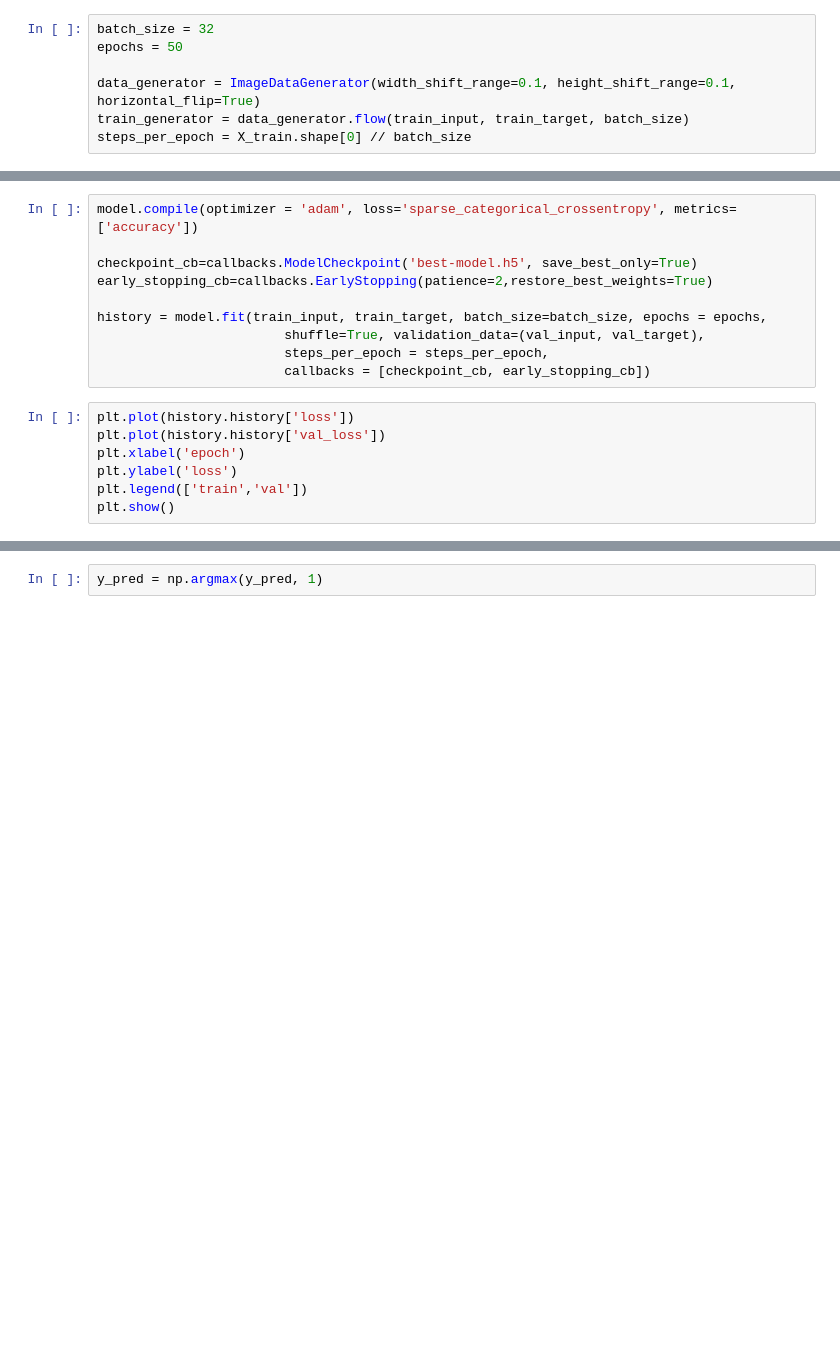
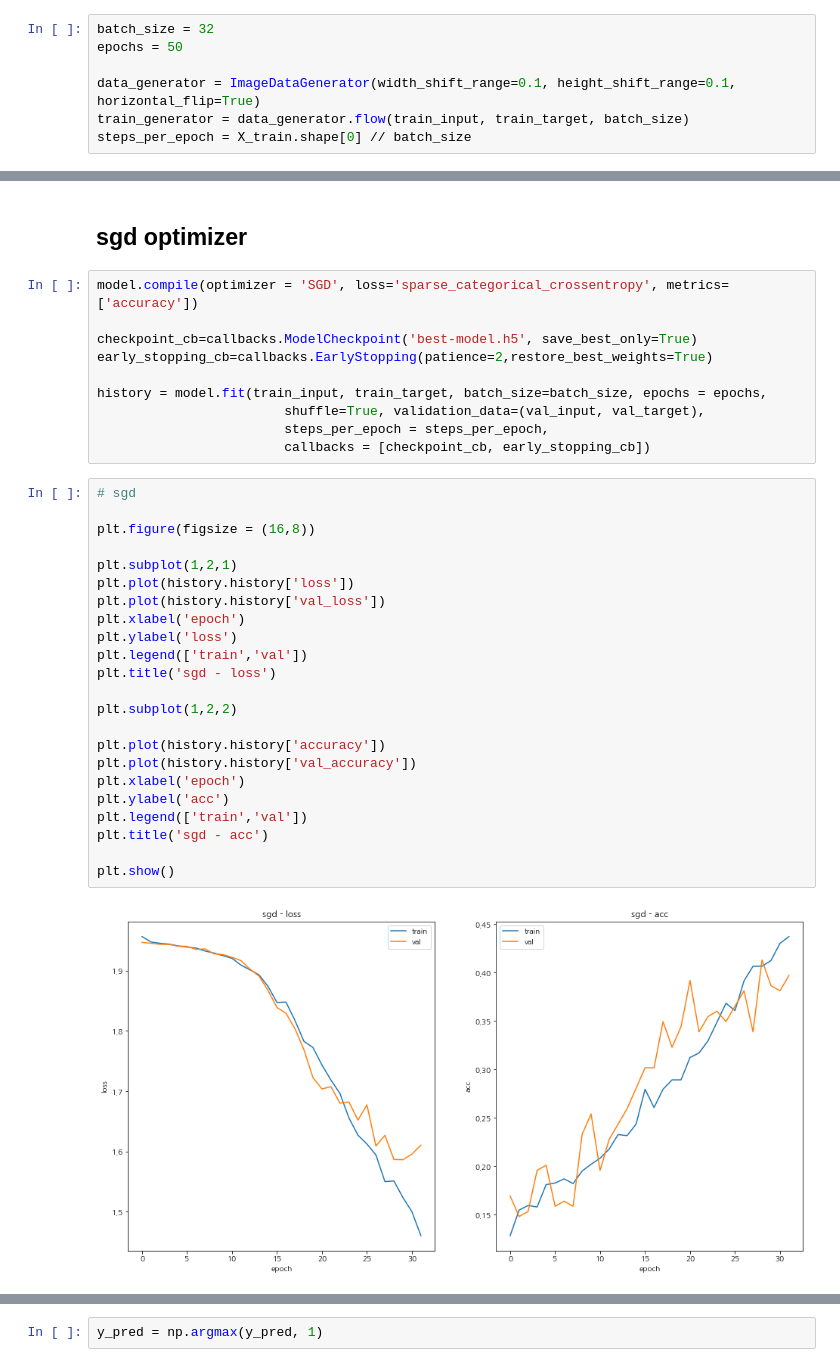
Before and after one commit to hr1588/Lab_study, a Jupyter notebook: dh_ml_final.ipynb, the cells around one changed output, grey strips where cells are left out. Saved outputs shown, nothing was run; the diff lists cells and outputs as text; blank space fills up the shorter version.

```diff
--- a/dh_ml_final.ipynb
+++ b/dh_ml_final.ipynb
@@ -94,5 +195,7 @@ steps_per_epoch = X_train.shape[0] // batch_size
+# %% [markdown]
+## sgd optimizer
 # %%
-model.compile(optimizer = 'adam', loss='sparse_categorical_crossentropy', metrics=['accuracy'])
+model.compile(optimizer = 'SGD', loss='sparse_categorical_crossentropy', metrics=['accuracy'])
 
 checkpoint_cb=callbacks.ModelCheckpoint('best-model.h5', save_best_only=True)
 early_stopping_cb=callbacks.EarlyStopping(patience=2,restore_best_weights=True)
@@ -102,10 +205,28 @@ history = model.fit(train_input, train_target, batch_size=batch_size, epochs = e
                         steps_per_epoch = steps_per_epoch,
                         callbacks = [checkpoint_cb, early_stopping_cb])
 # %%
+# sgd
+
+plt.figure(figsize = (16,8))
+
+plt.subplot(1,2,1)
 plt.plot(history.history['loss'])
 plt.plot(history.history['val_loss'])
 plt.xlabel('epoch')
 plt.ylabel('loss')
 plt.legend(['train','val'])
+plt.title('sgd - loss')
+
+plt.subplot(1,2,2)
+
+plt.plot(history.history['accuracy'])
+plt.plot(history.history['val_accuracy'])
+plt.xlabel('epoch')
+plt.ylabel('acc')
+plt.legend(['train','val'])
+plt.title('sgd - acc')
+
 plt.show()
+# %% [output]
+[figure, added]
 # %%
```
Also changed, not shown: parts of 40 cells of this notebook.
